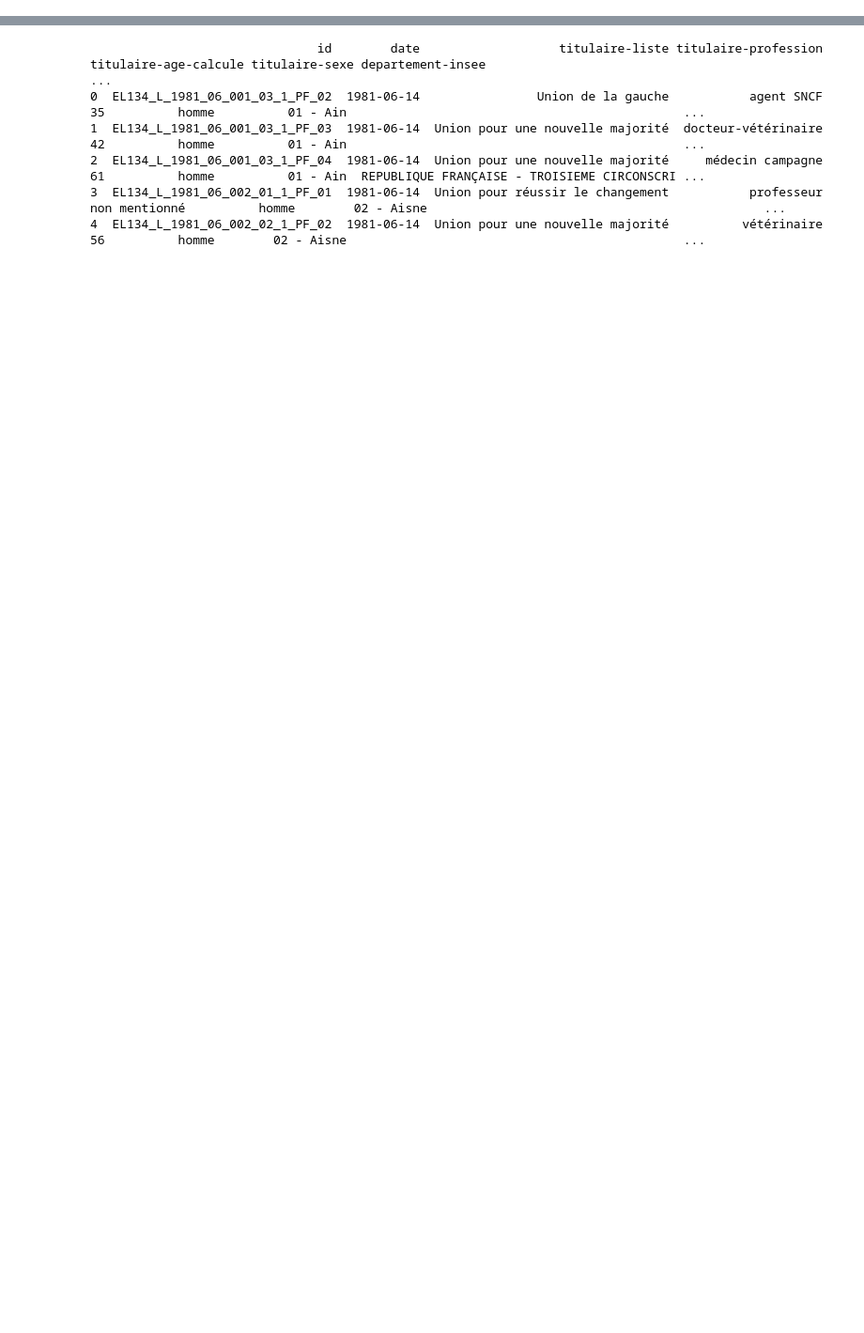
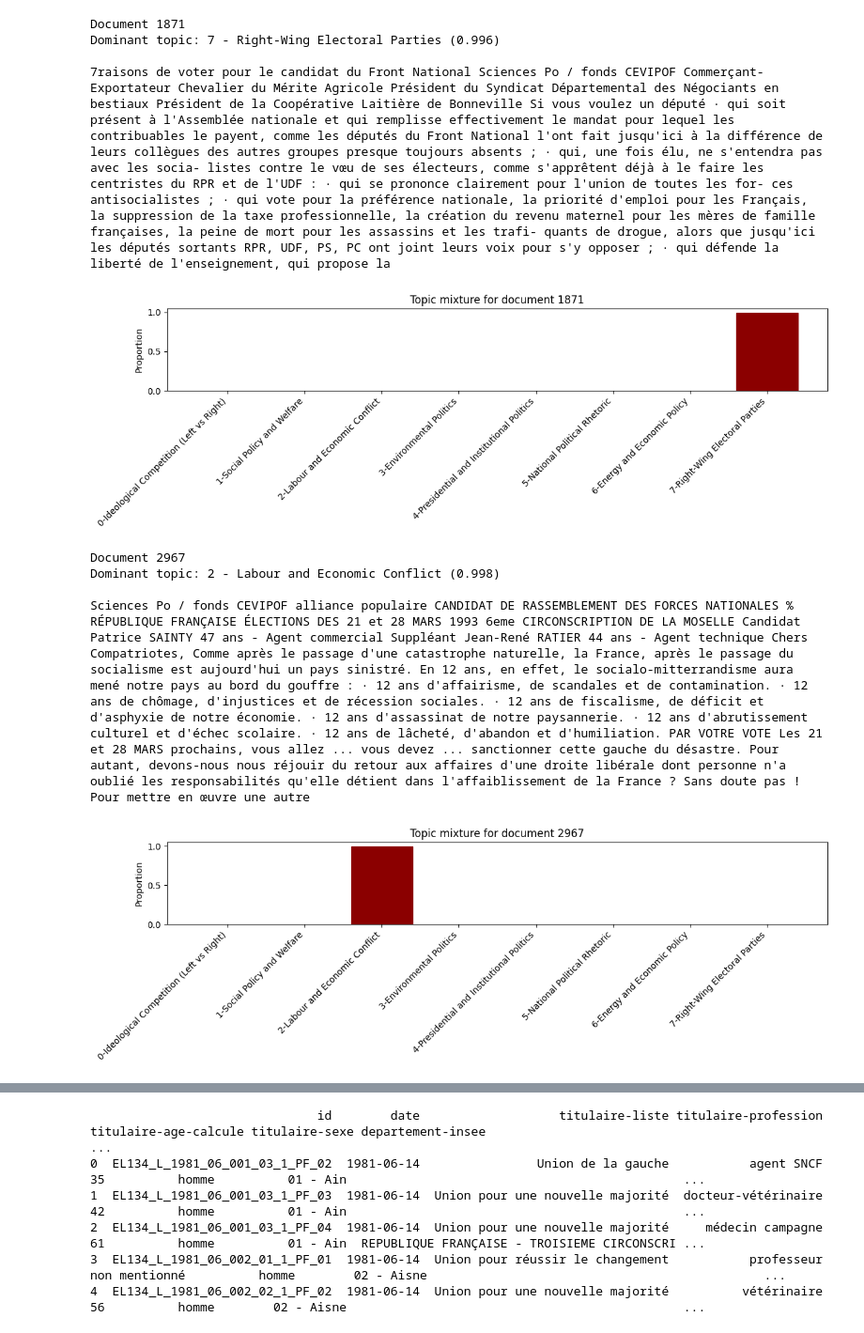
Before and after one commit to sarakpyny/NLP-Course-Ensae, a Jupyter notebook: Project/notebooks/03_topic_model.ipynb, the cells around one changed output, grey strips where cells are left out. Shown at 94% size. Cells and saved outputs as stored; diff of their text form; code cells hidden in the pictures; blank space fills up the shorter version.

```diff
--- a/Project/notebooks/03_topic_model.ipynb
+++ b/Project/notebooks/03_topic_model.ipynb
@@ -175,0 +230,11 @@ Topic 9: ['france', 'politique', 'être', 'pays', 'emploi', 'travail', 'doit', '
+# %%
+# Normalize the W matrix
+W = lda.fit_transform(X)
+W_norm = W / np.sum(W, axis=1, keepdims=True)
+
+# dominant topic and topic score
+df_cleaned["dominant_topic"] = np.argmax(W_norm, axis=1)
+df_cleaned["topic_score"] = np.max(W_norm, axis=1)
+
+df_cleaned["topic_label"] = df_cleaned["dominant_topic"].map(topic_label)
+df_cleaned.head()
@@ -175,0 +248,69 @@ Topic 9: ['france', 'politique', 'être', 'pays', 'emploi', 'travail', 'doit', '
+# %%
+import textwrap
+
+topic_names = [f"{k}-{topic_label[k]}" for k in topic_label.keys()]
+
+# Sample documents
+sample_ids = df_cleaned.sample(n=5, random_state=2026).index
+
+for doc_id in sample_ids:
+
+    topic_distribution = W_norm[doc_id]
+
+    dominant_topic = df_cleaned.loc[doc_id, "dominant_topic"]
+    dominant_score = df_cleaned.loc[doc_id, "topic_score"]
+    dominant_label = topic_label[dominant_topic]
+
+    print(f"\nDocument {doc_id}")
+    print(f"Dominant topic: {dominant_topic} - {dominant_label} ({dominant_score:.3f})\n")
+
+    text = textwrap.fill(df_cleaned.loc[doc_id, "text"], width=100)
+    print(text[:1200])
+    print("\n\n")
+
+    # Plot topic distribution
+    plt.figure(figsize=(12,4))
+    bars = plt.bar(topic_names, topic_distribution)
+
+    bars[dominant_topic].set_color("darkred")
+
+    plt.xticks(rotation=45, ha="right")
+    plt.ylabel("Proportion")
+    plt.title(f"Topic mixture for document {doc_id}")
+    plt.tight_layout()
+    plt.show()
+# %% [output]
+Document 1871
+Dominant topic: 7 - Right-Wing Electoral Parties (0.996)
+
+7raisons de voter pour le candidat du Front National Sciences Po / fonds CEVIPOF Commerçant-
+Exportateur Chevalier du Mérite Agricole Président du Syndicat Départemental des Négociants en
+bestiaux Président de la Coopérative Laitière de Bonneville Si vous voulez un député · qui soit
+présent à l'Assemblée nationale et qui remplisse effectivement le mandat pour lequel les
+contribuables le payent, comme les députés du Front National l'ont fait jusqu'ici à la différence de
+leurs collègues des autres groupes presque toujours absents ; · qui, une fois élu, ne s'entendra pas
+avec les socia- listes contre le vœu de ses électeurs, comme s'apprêtent déjà à le faire les
+centristes du RPR et de l'UDF : · qui se prononce clairement pour l'union de toutes les for- ces
+antisocialistes ; · qui vote pour la préférence nationale, la priorité d'emploi pour les Français,
+la suppression de la taxe professionnelle, la création du revenu maternel pour les mères de famille
+françaises, la peine de mort pour les assassins et les trafi- quants de drogue, alors que jusqu'ici
+les députés sortants RPR, UDF, PS, PC ont joint leurs voix pour s'y opposer ; · qui défende la
+liberté de l'enseignement, qui propose la
+[figure, added]
+Document 2967
+Dominant topic: 2 - Labour and Economic Conflict (0.998)
+
+Sciences Po / fonds CEVIPOF alliance populaire CANDIDAT DE RASSEMBLEMENT DES FORCES NATIONALES %
+RÉPUBLIQUE FRANÇAISE ÉLECTIONS DES 21 et 28 MARS 1993 6eme CIRCONSCRIPTION DE LA MOSELLE Candidat
+Patrice SAINTY 47 ans - Agent commercial Suppléant Jean-René RATIER 44 ans - Agent technique Chers
+Compatriotes, Comme après le passage d'une catastrophe naturelle, la France, après le passage du
+socialisme est aujourd'hui un pays sinistré. En 12 ans, en effet, le socialo-mitterrandisme aura
+mené notre pays au bord du gouffre : · 12 ans d'affairisme, de scandales et de contamination. · 12
+ans de chômage, d'injustices et de récession sociales. · 12 ans de fiscalisme, de déficit et
+d'asphyxie de notre économie. · 12 ans d'assassinat de notre paysannerie. · 12 ans d'abrutissement
+culturel et d'échec scolaire. · 12 ans de lâcheté, d'abandon et d'humiliation. PAR VOTRE VOTE Les 21
+et 28 MARS prochains, vous allez ... vous devez ... sanctionner cette gauche du désastre. Pour
+autant, devons-nous nous réjouir du retour aux affaires d'une droite libérale dont personne n'a
+oublié les responsabilités qu'elle détient dans l'affaiblissement de la France ? Sans doute pas !
+Pour mettre en œuvre une autre
+[figure, added]
```
Also changed, not shown: parts of 47 cells of this notebook.
